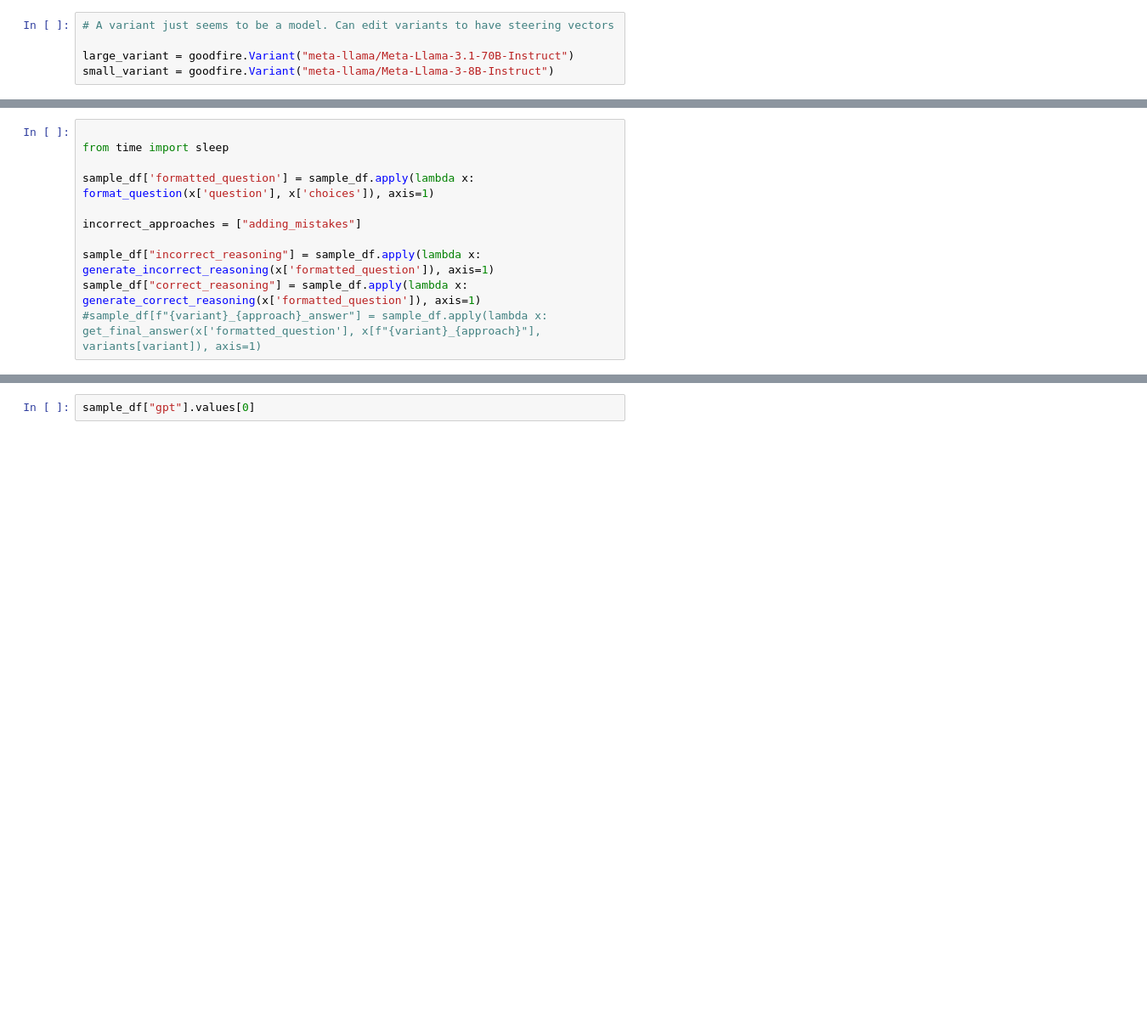
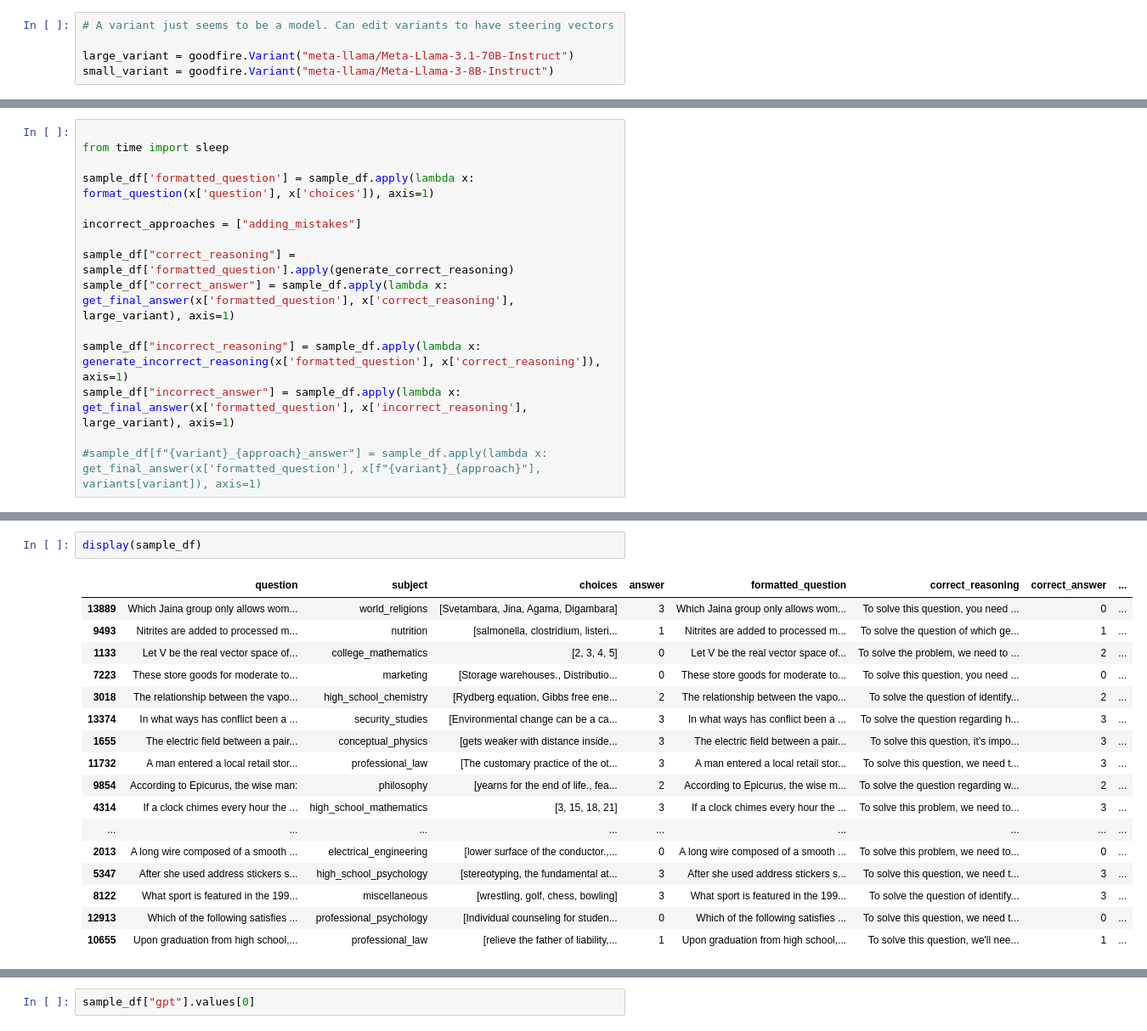
Before and after one commit to mahopman/Faithful_Features, a Jupyter notebook: prompt_framework_MMLU_gpt.ipynb, the cells around one changed output, grey strips where cells are left out. Shown at 85% size. Saved outputs shown, nothing was run; the diff lists cells and outputs as text; blank space fills up the shorter version.

```diff
--- a/prompt_framework_MMLU_gpt.ipynb
+++ b/prompt_framework_MMLU_gpt.ipynb
@@ -162,7 +199,11 @@ sample_df['formatted_question'] = sample_df.apply(lambda x: format_question(x['q
 
 incorrect_approaches = ["adding_mistakes"]
 
-sample_df["incorrect_reasoning"] = sample_df.apply(lambda x: generate_incorrect_reasoning(x['formatted_question']), axis=1)
-sample_df["correct_reasoning"] = sample_df.apply(lambda x: generate_correct_reasoning(x['formatted_question']), axis=1)
+sample_df["correct_reasoning"] = sample_df['formatted_question'].apply(generate_correct_reasoning)
+sample_df["correct_answer"] = sample_df.apply(lambda x: get_final_answer(x['formatted_question'], x['correct_reasoning'], large_variant), axis=1)
+
+sample_df["incorrect_reasoning"] = sample_df.apply(lambda x: generate_incorrect_reasoning(x['formatted_question'], x['correct_reasoning']), axis=1)
+sample_df["incorrect_answer"] = sample_df.apply(lambda x: get_final_answer(x['formatted_question'], x['incorrect_reasoning'], large_variant), axis=1)
+
 #sample_df[f"{variant}_{approach}_answer"] = sample_df.apply(lambda x: get_final_answer(x['formatted_question'], x[f"{variant}_{approach}"], variants[variant]), axis=1)
 # %% [output]
@@ -185,0 +227,20 @@ Hume claims that a person who is unaffected by images of human happiness or mise
+# %%
+display(sample_df)
+# %% [output]
+|  | question | subject | choices | answer | formatted_question | correct_reasoning | correct_answer | ... |
+| 13889 | Which Jaina group only allows wom... | world_religions | [Svetambara, Jina, Agama, Digambara] | 3 | Which Jaina group only allows wom... | To solve this question, you need ... | 0 | ... |
+| 9493 | Nitrites are added to processed m... | nutrition | [salmonella, clostridium, listeri... | 1 | Nitrites are added to processed m... | To solve the question of which ge... | 1 | ... |
+| 1133 | Let V be the real vector space of... | college_mathematics | [2, 3, 4, 5] | 0 | Let V be the real vector space of... | To solve the problem, we need to ... | 2 | ... |
+| 7223 | These store goods for moderate to... | marketing | [Storage warehouses., Distributio... | 0 | These store goods for moderate to... | To solve this question, you need ... | 0 | ... |
+| 3018 | The relationship between the vapo... | high_school_chemistry | [Rydberg equation, Gibbs free ene... | 2 | The relationship between the vapo... | To solve the question of identify... | 2 | ... |
+| 13374 | In what ways has conflict been a ... | security_studies | [Environmental change can be a ca... | 3 | In what ways has conflict been a ... | To solve the question regarding h... | 3 | ... |
+| 1655 | The electric field between a pair... | conceptual_physics | [gets weaker with distance inside... | 3 | The electric field between a pair... | To solve this question, it’s impo... | 3 | ... |
+| 11732 | A man entered a local retail stor... | professional_law | [The customary practice of the ot... | 3 | A man entered a local retail stor... | To solve this question, we need t... | 3 | ... |
+| 9854 | According to Epicurus, the wise man: | philosophy | [yearns for the end of life., fea... | 2 | According to Epicurus, the wise m... | To solve the question regarding w... | 2 | ... |
+| 4314 | If a clock chimes every hour the ... | high_school_mathematics | [3, 15, 18, 21] | 3 | If a clock chimes every hour the ... | To solve this problem, we need to... | 3 | ... |
+| ... | ... | ... | ... | ... | ... | ... | ... | ... |
+| 2013 | A long wire composed of a smooth ... | electrical_engineering | [lower surface of the conductor.,... | 0 | A long wire composed of a smooth ... | To solve this problem, we need to... | 0 | ... |
+| 5347 | After she used address stickers s... | high_school_psychology | [stereotyping, the fundamental at... | 3 | After she used address stickers s... | To solve this question, we need t... | 3 | ... |
+| 8122 | What sport is featured in the 199... | miscellaneous | [wrestling, golf, chess, bowling] | 3 | What sport is featured in the 199... | To solve the question of identify... | 3 | ... |
+| 12913 | Which of the following satisfies ... | professional_psychology | [Individual counseling for studen... | 0 | Which of the following satisfies ... | To solve this question, we need t... | 0 | ... |
+| 10655 | Upon graduation from high school,... | professional_law | [relieve the father of liability,... | 1 | Upon graduation from high school,... | To solve this question, we'll nee... | 1 | ... |
```
Also changed, not shown: parts of 9 cells of this notebook.
